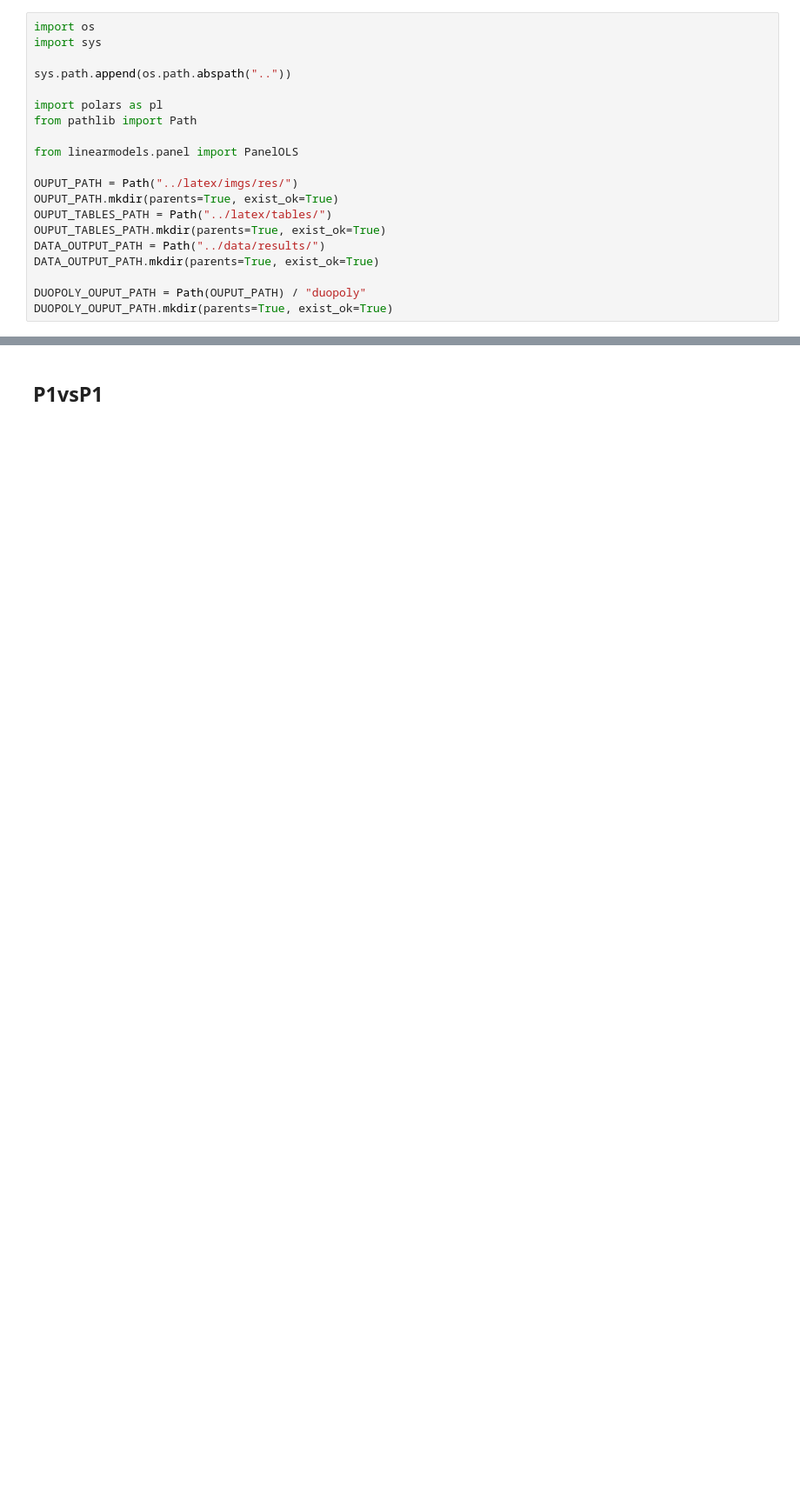
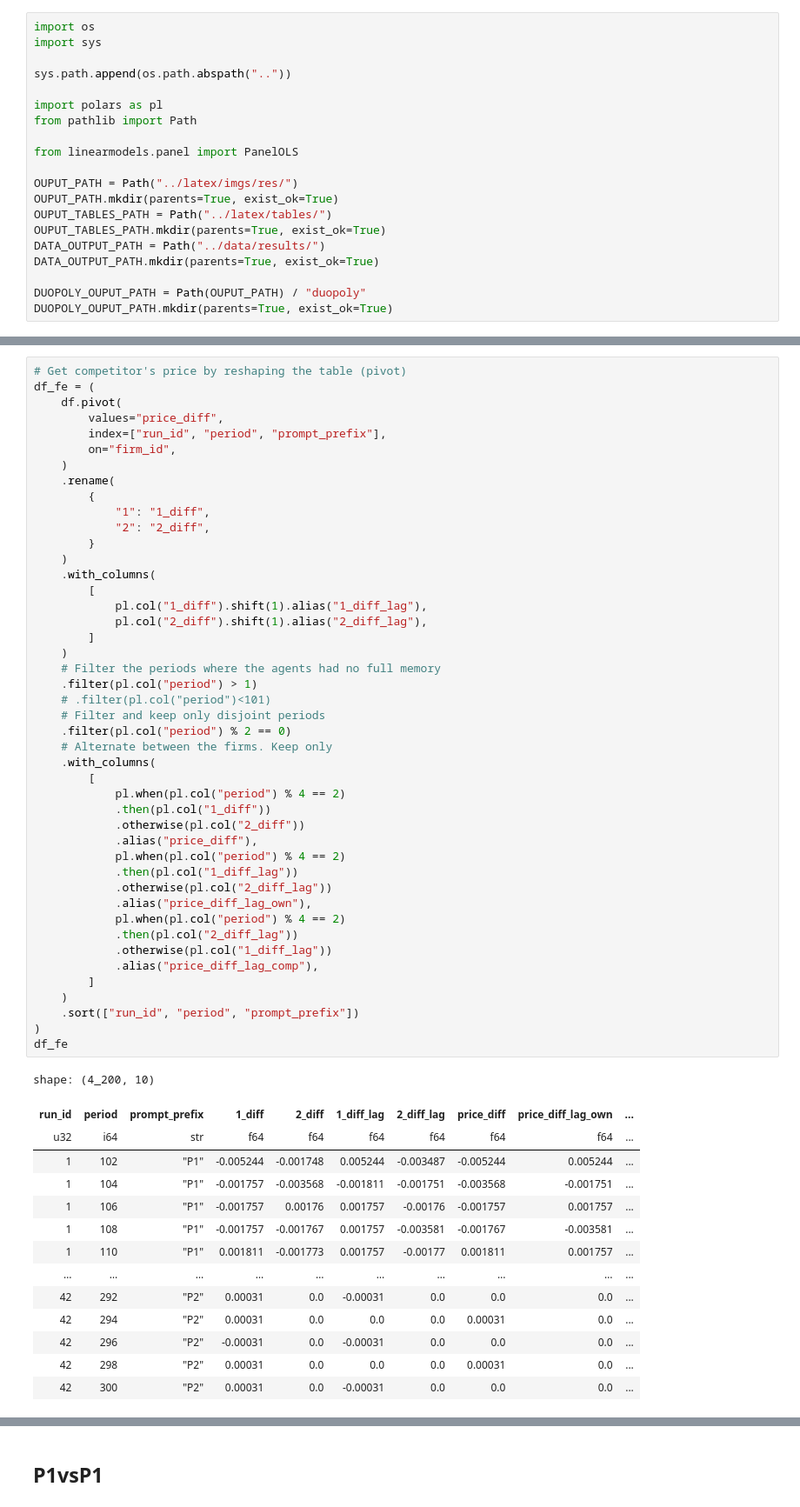
Before and after one commit to luciasauer/algorithmic_pricing_llms, a Jupyter notebook: notebooks/results_duopoly_juli.ipynb, the cells around one changed output, grey strips where cells are left out. Shown at 87% size. Cells and saved outputs as stored; diff of their text form; blank space fills up the shorter version.

```diff
--- a/notebooks/results_duopoly_juli.ipynb
+++ b/notebooks/results_duopoly_juli.ipynb
@@ -181,0 +321,60 @@ where $p_{i,r}^t$ is the price set by the agent $i$ at period $t$ of run $r$ of
+# %%
+# Get competitor's price by reshaping the table (pivot)
+df_fe = (
+    df.pivot(
+        values="price_diff",
+        index=["run_id", "period", "prompt_prefix"],
+        on="firm_id",
+    )
+    .rename(
+        {
+            "1": "1_diff",
+            "2": "2_diff",
+        }
+    )
+    .with_columns(
+        [
+            pl.col("1_diff").shift(1).alias("1_diff_lag"),
+            pl.col("2_diff").shift(1).alias("2_diff_lag"),
+        ]
+    )
+    # Filter the periods where the agents had no full memory
+    .filter(pl.col("period") > 1)
+    # .filter(pl.col("period")<101)
+    # Filter and keep only disjoint periods
+    .filter(pl.col("period") % 2 == 0)
+    # Alternate between the firms. Keep only
+    .with_columns(
+        [
+            pl.when(pl.col("period") % 4 == 2)
+            .then(pl.col("1_diff"))
+            .otherwise(pl.col("2_diff"))
+            .alias("price_diff"),
+            pl.when(pl.col("period") % 4 == 2)
+            .then(pl.col("1_diff_lag"))
+            .otherwise(pl.col("2_diff_lag"))
+            .alias("price_diff_lag_own"),
+            pl.when(pl.col("period") % 4 == 2)
+            .then(pl.col("2_diff_lag"))
+            .otherwise(pl.col("1_diff_lag"))
+            .alias("price_diff_lag_comp"),
+        ]
+    )
+    .sort(["run_id", "period", "prompt_prefix"])
+)
+df_fe
+# %% [output]
+shape: (4_200, 10)
+| run_id | period | prompt_prefix | 1_diff | 2_diff | 1_diff_lag | 2_diff_lag | price_diff | price_diff_lag_own | ... |
+| u32 | i64 | str | f64 | f64 | f64 | f64 | f64 | f64 | ... |
+| 1 | 102 | "P1" | -0.005244 | -0.001748 | 0.005244 | -0.003487 | -0.005244 | 0.005244 | ... |
+| 1 | 104 | "P1" | -0.001757 | -0.003568 | -0.001811 | -0.001751 | -0.003568 | -0.001751 | ... |
+| 1 | 106 | "P1" | -0.001757 | 0.00176 | 0.001757 | -0.00176 | -0.001757 | 0.001757 | ... |
+| 1 | 108 | "P1" | -0.001757 | -0.001767 | 0.001757 | -0.003581 | -0.001767 | -0.003581 | ... |
+| 1 | 110 | "P1" | 0.001811 | -0.001773 | 0.001757 | -0.00177 | 0.001811 | 0.001757 | ... |
+| … | … | … | … | … | … | … | … | … | ... |
+| 42 | 292 | "P2" | 0.00031 | 0.0 | -0.00031 | 0.0 | 0.0 | 0.0 | ... |
+| 42 | 294 | "P2" | 0.00031 | 0.0 | 0.0 | 0.0 | 0.00031 | 0.0 | ... |
+| 42 | 296 | "P2" | -0.00031 | 0.0 | -0.00031 | 0.0 | 0.0 | 0.0 | ... |
+| 42 | 298 | "P2" | 0.00031 | 0.0 | 0.0 | 0.0 | 0.00031 | 0.0 | ... |
+| 42 | 300 | "P2" | 0.00031 | 0.0 | -0.00031 | 0.0 | 0.0 | 0.0 | ... |
```
Also changed, not shown: parts of 27 cells of this notebook.
